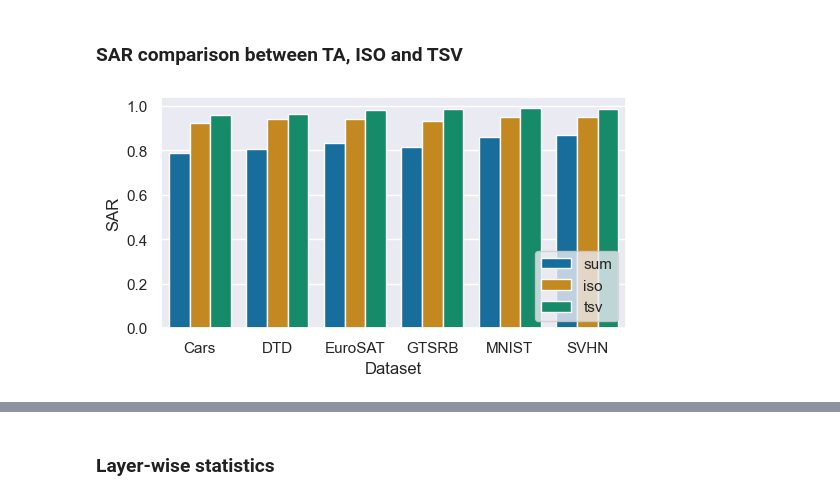
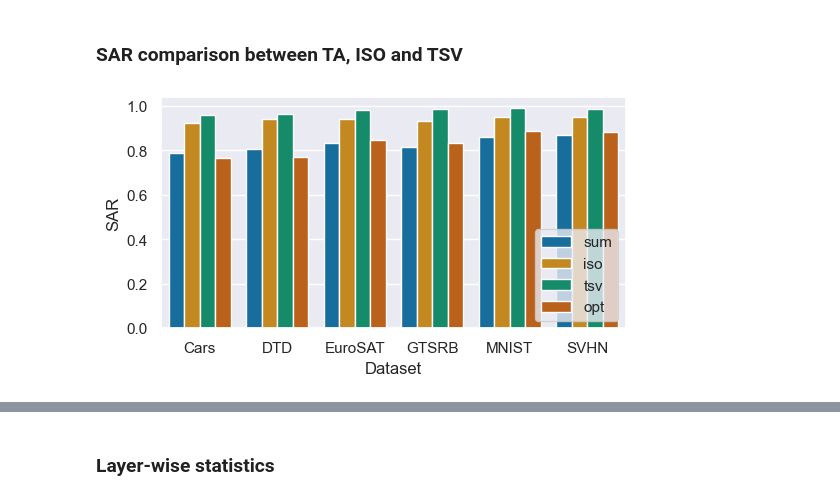
Before and after one commit to AntoAndGar/task_singular_vectors, a Jupyter notebook: scripts/analysis.ipynb, the cells around one changed output, grey strips where cells are left out. Cells and saved outputs as stored; diff of their text form; code cells hidden in the pictures.

```diff
--- a/scripts/analysis.ipynb
+++ b/scripts/analysis.ipynb
@@ -3,23 +3,24 @@
 # %%
 import seaborn as sns
 import pandas as pd
 import matplotlib.pyplot as plt
 
 sns.set_theme()
 sns.set_palette("colorblind")
 
 sar = {
     "sum": {"Cars": 0.78620523, "DTD": 0.8081219, "EuroSAT": 0.8315229, "GTSRB": 0.816833, "MNIST": 0.8613162, "SVHN": 0.8681785},
     "iso":  {"Cars": 0.92468745, "DTD": 0.9393305, "EuroSAT": 0.9413924, "GTSRB": 0.93364024, "MNIST": 0.9489486, "SVHN": 0.9522428},
-    "tsv": {"Cars": 0.96024275, "DTD": 0.9621821, "EuroSAT": 0.98246443, "GTSRB": 0.9853669, "MNIST": 0.9894316, "SVHN": 0.9872684}
+    "tsv": {"Cars": 0.96024275, "DTD": 0.9621821, "EuroSAT": 0.98246443, "GTSRB": 0.9853669, "MNIST": 0.9894316, "SVHN": 0.9872684},
+    "opt": {"Cars": 0.76577675, "DTD": 0.77216804, "EuroSAT": 0.84574395, "GTSRB": 0.83108664, "MNIST": 0.885977, "SVHN": 0.88347983}
 }
 
 data = [{'Dataset': ds, 'Method': m, 'SAR': v} for m, d in sar.items() for ds, v in d.items()]
 df = pd.DataFrame(data)
 
 plt.figure(figsize=(6, 3))
 sns.barplot(data=df, x="Dataset", y="SAR", hue="Method")
 plt.legend(loc='lower right')
 plt.show()
 # %% [output]
-[figure, old version]
+[figure, new version]
```
Also changed, not shown: parts of 4 cells of this notebook, 5 other files.
